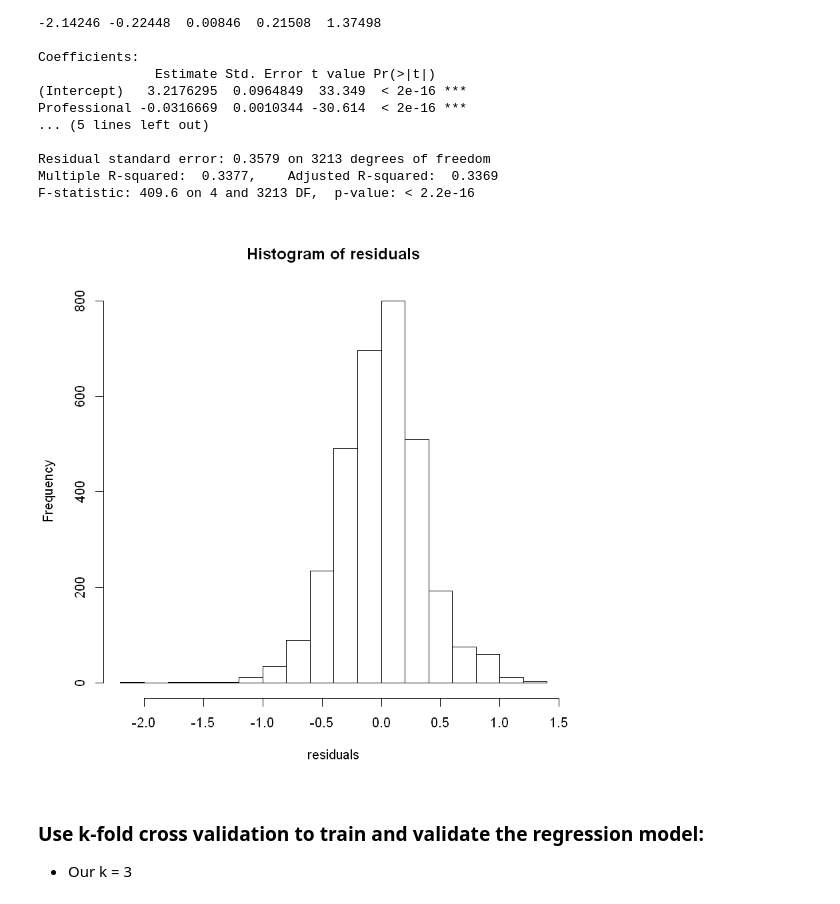
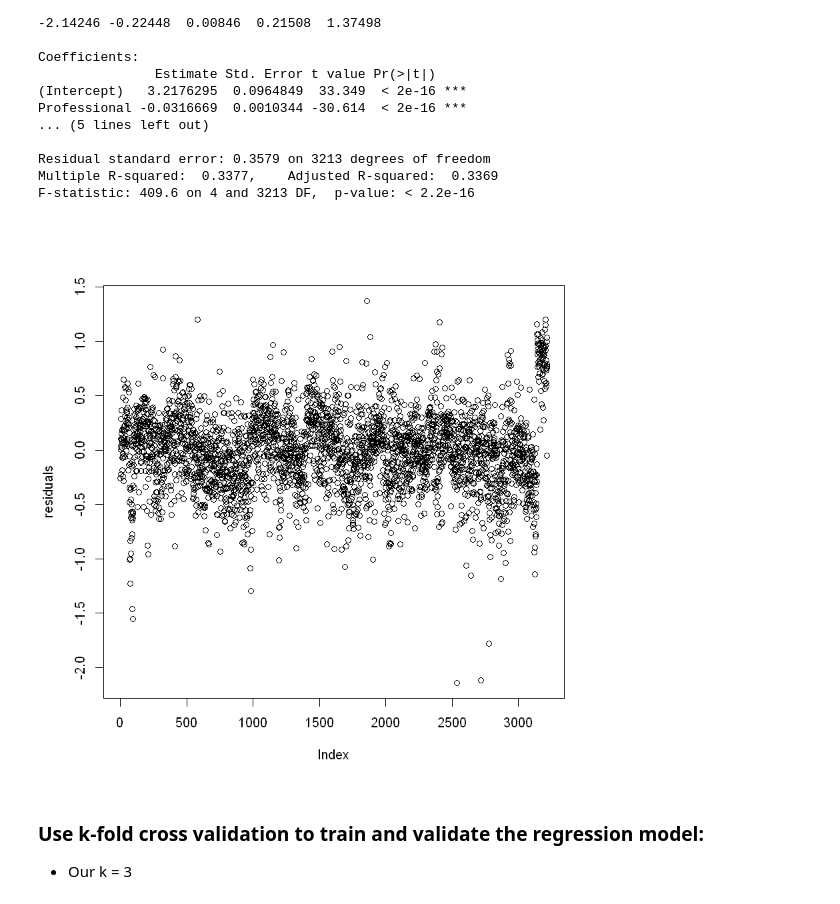
Before and after one commit to ericnewnam/ericnewnam.github.io, a Jupyter notebook: factor-analysis-census.ipynb, the cells around one changed output. Drawn from its saved outputs; the diff is of its cells as text; code cells hidden in the pictures.

```diff
--- a/factor-analysis-census.ipynb
+++ b/factor-analysis-census.ipynb
@@ -339,9 +347,9 @@ F-statistic: 409.6 on 4 and 3213 DF,  p-value: < 2.2e-16
 # check residual plot:
 residuals = resid(linear_regressor_fw)
 # %%
-hist(residuals)
+plot(residuals)
 # %% [output]
-[figure, old version]
+[figure, new version]
 # %% [markdown]
 ### Use k-fold cross validation to train and validate the regression model:
 - Our k = 3
```
Also changed, not shown: parts of 8 cells of this notebook, 4 other files.
